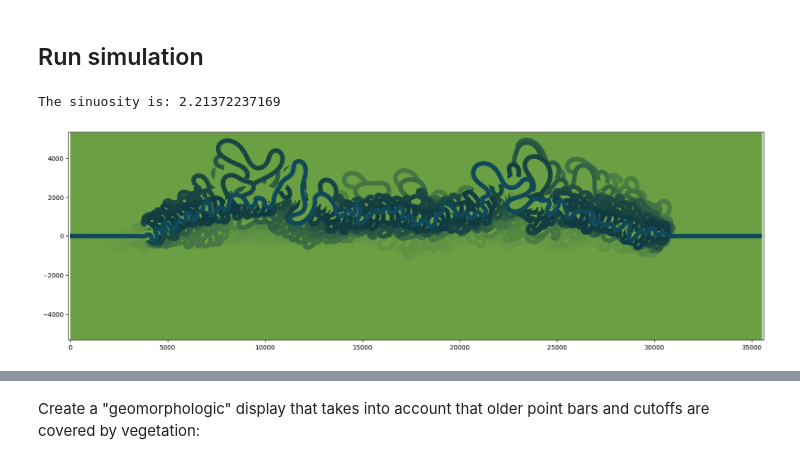
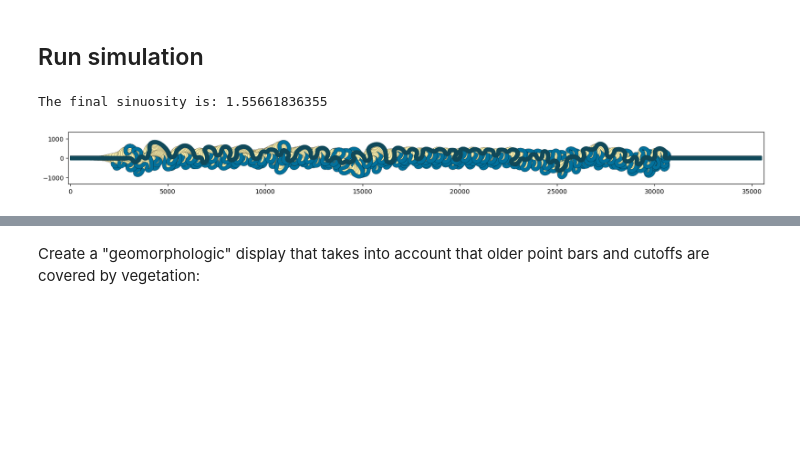
Before and after one commit to csdms-espin/migrators, a Jupyter notebook: Veg_meanderpy_ESPIn2023.ipynb, the cells around one changed output, grey strips where cells are left out. Saved outputs shown, nothing was run; the diff lists cells and outputs as text; code cells hidden in the pictures; blank space fills up the shorter version.

```diff
--- a/Veg_meanderpy_ESPIn2023.ipynb
+++ b/Veg_meanderpy_ESPIn2023.ipynb
@@ -7,7 +7,7 @@ from landlab.plot.graph import plot_graph
 # %% [markdown]
 ## Input parameters
 # %%
-nit = 2000                   # number of iterations
+nit = 500               # number of iterations
 W = 200.0                    # channel width (m)
 D = 6.0
 
@@ -83,17 +114,17 @@ plt.show()
 ## Run simulation
 # %%
 # run one step
-chb.migrate(nit,saved_ts,deltas,pad,crdist,depths,Cfs,kl,kv,dt,dens,t1,t2,t3,aggr_factor,Cfs_south,Cfs_north)
+chb.migrate(500,saved_ts,deltas,pad,crdist,depths,Cfs,kl,kv,dt,dens,t1,t2,t3,aggr_factor,Cfs_south,Cfs_north)
 # %% [output]
-The sinuosity is: 2.21372237169
+The final sinuosity is: 1.55661836355
 # %%
 #chb.cl_times
 # %%
 #chb.migrate(nit,saved_ts,deltas,pad,crdist,depths,Cfs,kl,kv,dt,dens,t1,t2,t3,aggr_factor,Cfs_south,Cfs_north) # channel migration
 # make migrate function
-fig = chb.plot('morph', 0, len(chb.cutoffs), chb.cl_times[-1], 1) # plotting
+fig = chb.plot('strat', 20, 60, chb.cl_times[-1], len(chb.channels)) # plotting
 # %% [output]
-[figure, old version]
+[figure, new version]
 # %%
 # check the z-profiles (to see whether there is the right amount of incision/aggradation):
 plt.figure()
```
Also changed, not shown: parts of 9 cells of this notebook, 5 other files.
